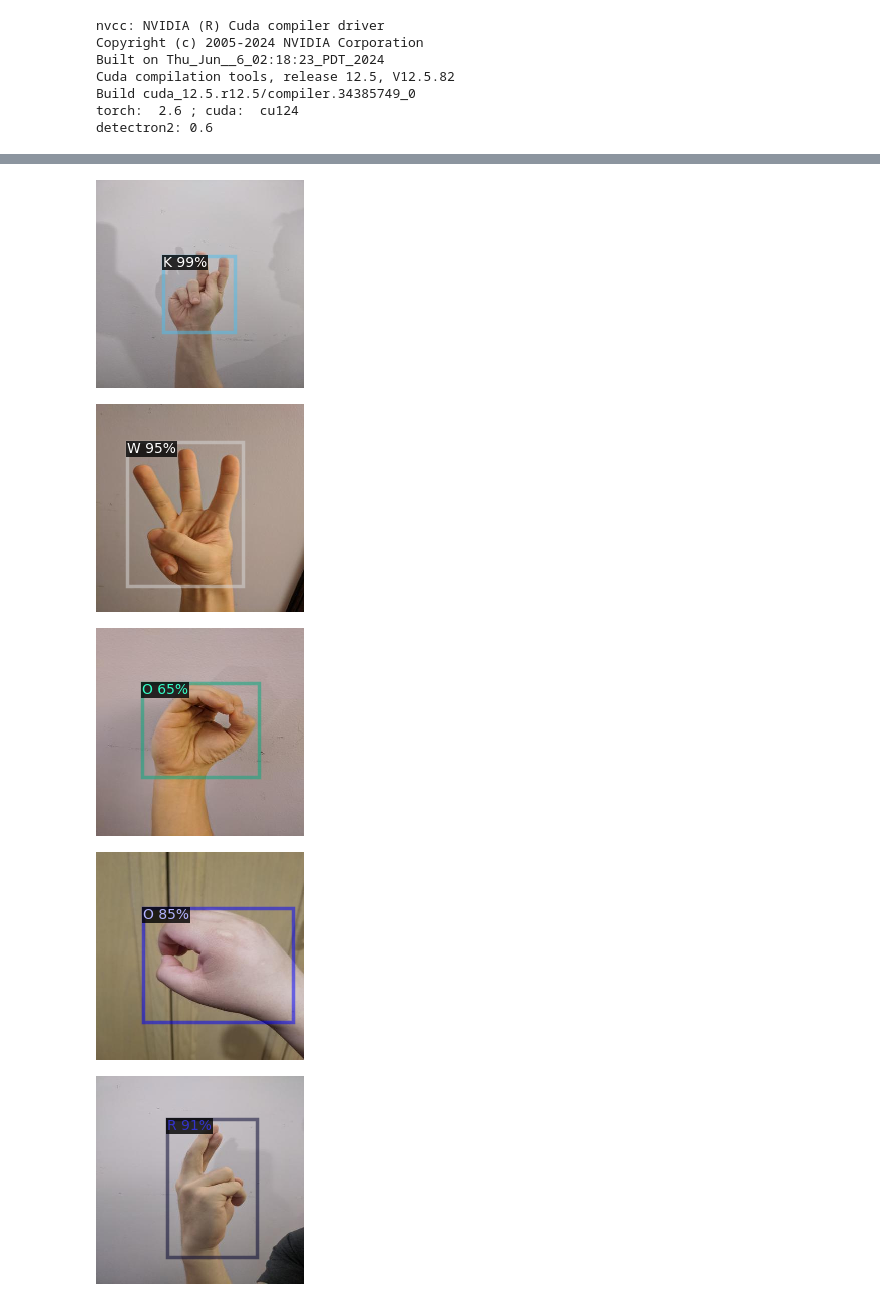
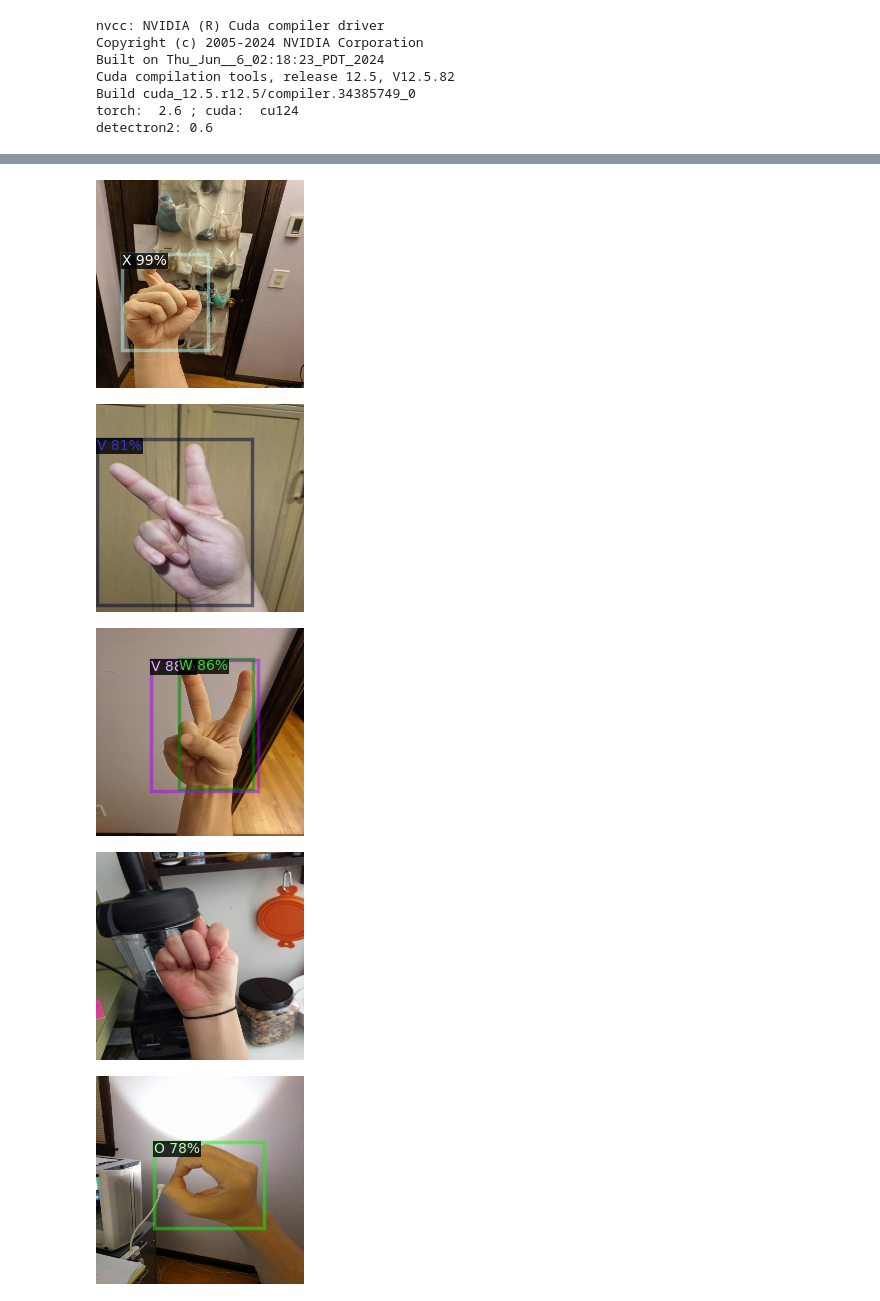
Before and after one commit to KJasman/ASL-Fingerspelling, a Jupyter notebook: resnet/resnet.ipynb, the cells around one changed output, grey strips where cells are left out. Saved outputs shown, nothing was run; the diff lists cells and outputs as text; code cells hidden in the pictures.

Commit message:
Final resnet.ipynb run

```diff
--- a/resnet/resnet.ipynb
+++ b/resnet/resnet.ipynb
@@ -83,13 +85,17 @@ VALID_JSON = "/content/drive/MyDrive/ColabNotebooks/resnet/ASL-COCO-JSON/valid/_
 VALID_IMGS = "/content/drive/MyDrive/ColabNotebooks/resnet/ASL-COCO-JSON/valid"
 VALID_DATASET = "asl_valid"
 
+TEST_JSON = "/content/drive/MyDrive/ColabNotebooks/resnet/ASL-COCO-JSON/test/_annotations.coco.json"
+TEST_IMGS = "/content/drive/MyDrive/ColabNotebooks/resnet/ASL-COCO-JSON/test"
+TEST_DATASET = "asl_test"
+
 CLASSES = list("ABCDEFGHIJKLMNOPQRSTUVWXYZ")
 
 AUGMENT_DATA = False
 L_RATE = 0.0025
 ITERS = 500
 IMG_BATCH_SIZE = 64
-RESNET_MODEL = "COCO-Detection/faster_rcnn_R_50_FPN_3x.yaml" # optional 101 layers - "COCO-Detection/faster_rcnn_R_101_FPN_3x.yaml"
+RESNET_MODEL = "COCO-Detection/faster_rcnn_R_101_FPN_3x.yaml" # option 50 layers - "COCO-Detection/faster_rcnn_R_50_FPN_3x.yaml"
 DECAY_MULT = 0
 DECAY_POINTS = ()
 # %%
@@ -175,7 +158,7 @@ for datapt in random.sample(DatasetCatalog.get(TRAIN_DATASET), 3): # test visibi
 # %%
 cfg = get_cfg()
 
-# load resnet50 config from Detectron2's set of models
+# load resnet config from Detectron2's set of models
 cfg.merge_from_file(model_zoo.get_config_file(RESNET_MODEL))
 
 # start with a pre-trained COCO object detection model
@@ -183,7 +166,7 @@ cfg.MODEL.WEIGHTS = model_zoo.get_checkpoint_url(RESNET_MODEL)
 
 # name datasets
 cfg.DATASETS.TRAIN = (TRAIN_DATASET,)
-cfg.DATASETS.TEST = (VALID_DATASET,)
+cfg.DATASETS.TEST = (TEST_DATASET,)
 
 # number of classes: 26 (A-Z)
 cfg.MODEL.ROI_HEADS.NUM_CLASSES = 26
@@ -193,17 +176,17 @@ cfg.SOLVER.MAX_ITER = ITERS
 
 cfg.SOLVER.BASE_LR = L_RATE   # learning rate
 
-# init LR DECAY
+# initialize LR DECAY
 cfg.SOLVER.GAMMA = DECAY_MULT
 cfg.SOLVER.STEPS = DECAY_POINTS
 
 cfg.SOLVER.IMS_PER_BATCH = 32
-cfg.MODEL.ROI_HEADS.BATCH_SIZE_PER_IMAGE = 128
+cfg.MODEL.ROI_HEADS.BATCH_SIZE_PER_IMAGE = IMG_BATCH_SIZE
 
 # set threshold for inference
 cfg.MODEL.ROI_HEADS.SCORE_THRESH_TEST = 0.5
 
-# For reproducibility
+# Seed makes results more reproducible
 cfg.SEED = 42
 
 # set output directory
@@ -266,11 +248,11 @@ WARNING [07/24 06:48:33 d2.engine.defaults]: No evaluator found. Use `DefaultTra
 # %%
 # configure validation step
 
-cfg_path = "/content/output/config.yaml"  # <- This is saved automatically during training ### IS THIS IN ENV VAR SOMEWHERE??
+cfg_path = "/content/output/config.yaml"
 
 cfg.merge_from_file(cfg_path)
-cfg.MODEL.WEIGHTS = os.path.join(cfg.OUTPUT_DIR, "model_final.pth")  # path to the model we just trained
-cfg.MODEL.ROI_HEADS.SCORE_THRESH_TEST = 0.5   # set a low testing threshold to start
+cfg.MODEL.WEIGHTS = os.path.join(cfg.OUTPUT_DIR, "model_final.pth")  # path to trained model
+cfg.MODEL.ROI_HEADS.SCORE_THRESH_TEST = 0.75   # set testing threshold (start low)
 
 predictor = DefaultPredictor(cfg)
 # %% [output]
@@ -314,7 +297,7 @@ Approximate FPS: 24.69
 # %%
 # Make predictions on new data
-dataset_dicts_v = DatasetCatalog.get(VALID_DATASET)
-metadata_v = MetadataCatalog.get(VALID_DATASET)
+dataset_dicts_v = DatasetCatalog.get(TEST_DATASET)
+metadata_v = MetadataCatalog.get(TEST_DATASET)
 
 dataset_dicts_t = DatasetCatalog.get(TRAIN_DATASET)
 metadata_t = MetadataCatalog.get(TRAIN_DATASET)
@@ -338,9 +321,9 @@ test_random_images(dataset_dicts_v, metadata_v)
 Test validation data:
-[figure, old version]
+[figure, new version]
-[figure, old version]
+[figure, new version]
-[figure, old version]
+[figure, new version]
-[figure, old version]
+[figure, new version]
-[figure, old version]
+[figure, new version]
 # %%
 # Build Confusion Matrix
 def collect_preds_and_labels(cfg, model, dataset_name):
```
Also changed, not shown: parts of 15 cells of this notebook.
